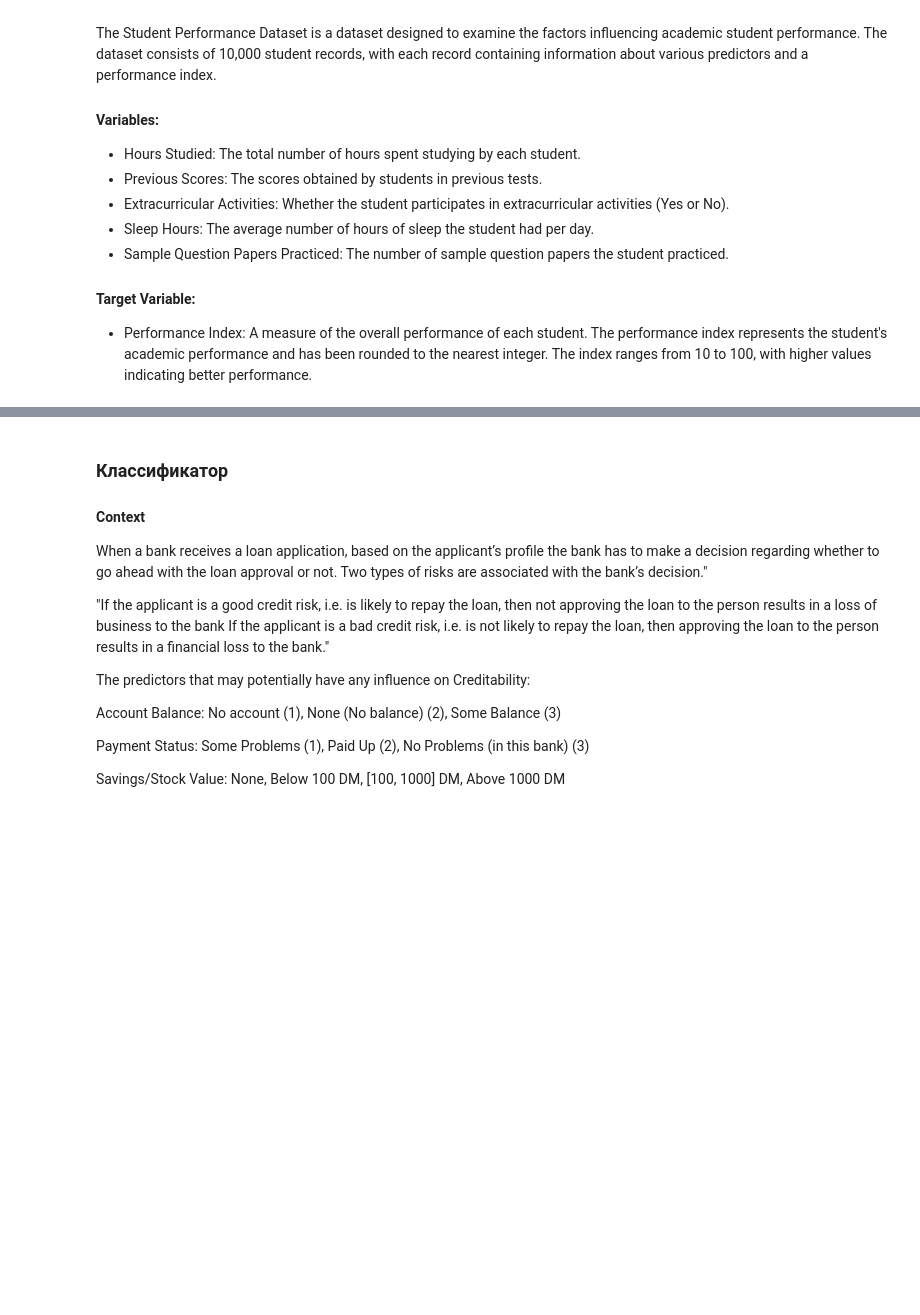
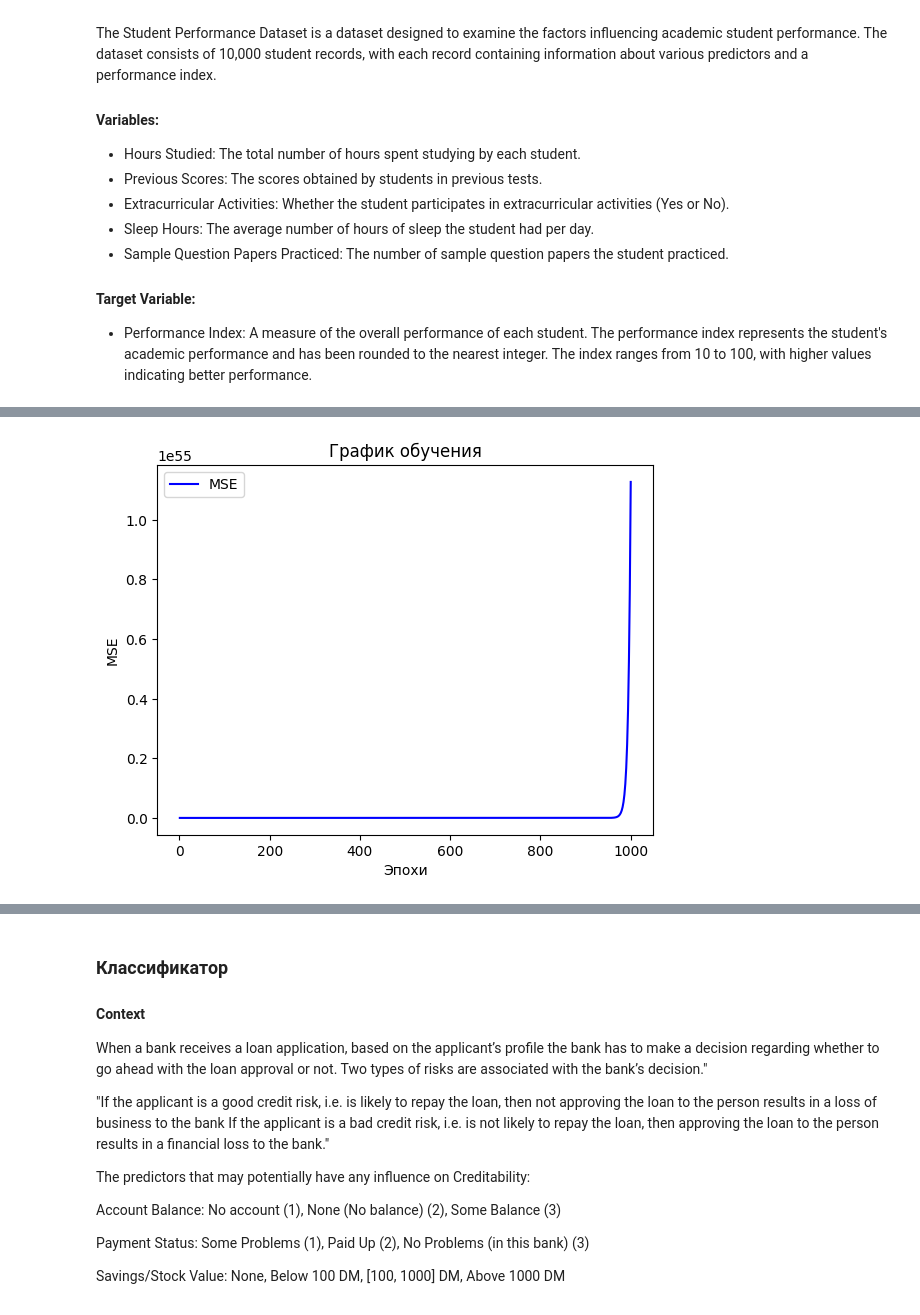
Before and after one commit to hypergirl666/lab3, a Jupyter notebook: Линейная модель и градиентный спуск.ipynb, the cells around one changed output, grey strips where cells are left out. Cells and saved outputs as stored; diff of their text form; code cells hidden in the pictures; blank space fills up the shorter version.

```diff
--- a/Линейная модель и градиентный спуск.ipynb
+++ b/Линейная модель и градиентный спуск.ipynb
@@ -182,0 +230,18 @@ history = lr.fit(normalized_X, normalized_Y)
+# %%
+# learning_rate=0.1, epochs=1000
+lr = LinearRegressor(num_features=normalized_X.shape[1])
+history3 = lr.fit(normalized_X, normalized_Y, learning_rate=0.1, epochs=1000)
+
+epochs = range(1, len(history3) + 1)
+
+# Постройте график обучения.
+plt.plot(range(1, len(history3) + 1), history3, 'b', label='MSE')
+plt.title('График обучения')
+plt.xlabel('Эпохи')
+plt.ylabel('MSE')
+plt.legend()
+
+# Отобразите график.
+plt.show()
+# %% [output]
+[figure, added]
```
Also changed, not shown: parts of 16 cells of this notebook, 1 other file.
